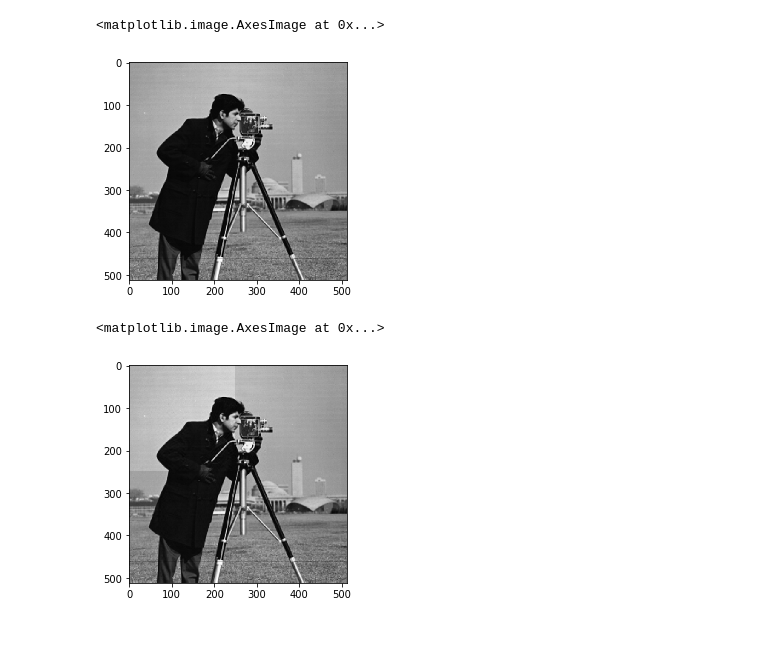
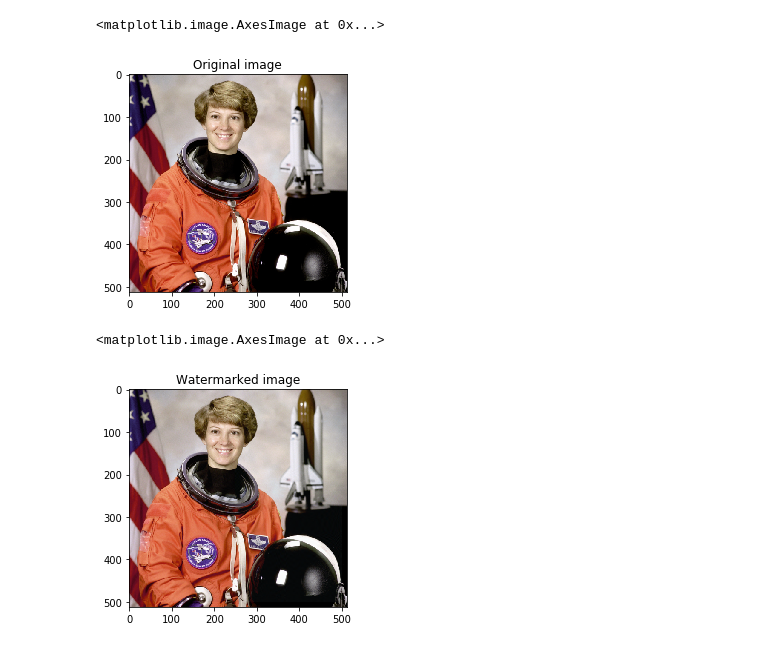
Before and after one commit to NECTEC-Internship/Digital-Image-Watermarking, a Jupyter notebook: BlockImageWatermarking.ipynb, the cells around one changed output. Saved outputs shown, nothing was run; the diff lists cells and outputs as text; code cells hidden in the pictures.

Commit message:
improved plot style

```diff
--- a/BlockImageWatermarking.ipynb
+++ b/BlockImageWatermarking.ipynb
@@ -7,24 +7,28 @@ from skimage.data import coins
 # %%
 left = 30
 right = 40
 block_size = 250
 
-bits_to_watermark = [0, 0, 0, 0]
+bits_to_watermark = [1, 0, 0, 0]
 
-#image = astronaut() # 500 x 500
-#plt.imshow(image)
+plt.figure()
+plt.title("Original image")
 
-image = camera()
-plt.imshow(image, cmap='gray') # 500 x 500
+############################################
+image = astronaut() # 500 x 500
+plt.imshow(image)
+
+#image = camera()
+#plt.imshow(image, cmap='gray') # 500 x 500
 
 #image = coffee()
 #plt.imshow(image) # 400 x 600
 
 #image = coins()
 #plt.imshow(image, cmap="gray") # 300 x 350
 # %% [output]
 <matplotlib.image.AxesImage at 0x...>
-[figure, old version]
+[figure, new version]
 # %%
 red_patch = mpatches.Patch(color='red', label='Red channel')
 green_patch = mpatches.Patch(color='green', label='Green channel')
@@ -35,7 +39,10 @@ watermarked_patch = mpatches.Patch(color='cyan', label='Watermarked singular val
 normalized_patch = mpatches.Patch(color='magenta', label='Normalized singular value')
 # %%
 watermarked_image = watermarkImageBlock(image,left,right,bits_to_watermark,block_size)
+
+plt.figure()
+plt.title("Watermarked image")
 plt.imshow(watermarked_image,cmap='gray')
 # %% [output]
 <matplotlib.image.AxesImage at 0x...>
-[figure, old version]
+[figure, new version]
```
Also changed, not shown: parts of 2 cells of this notebook, 1 other file.
